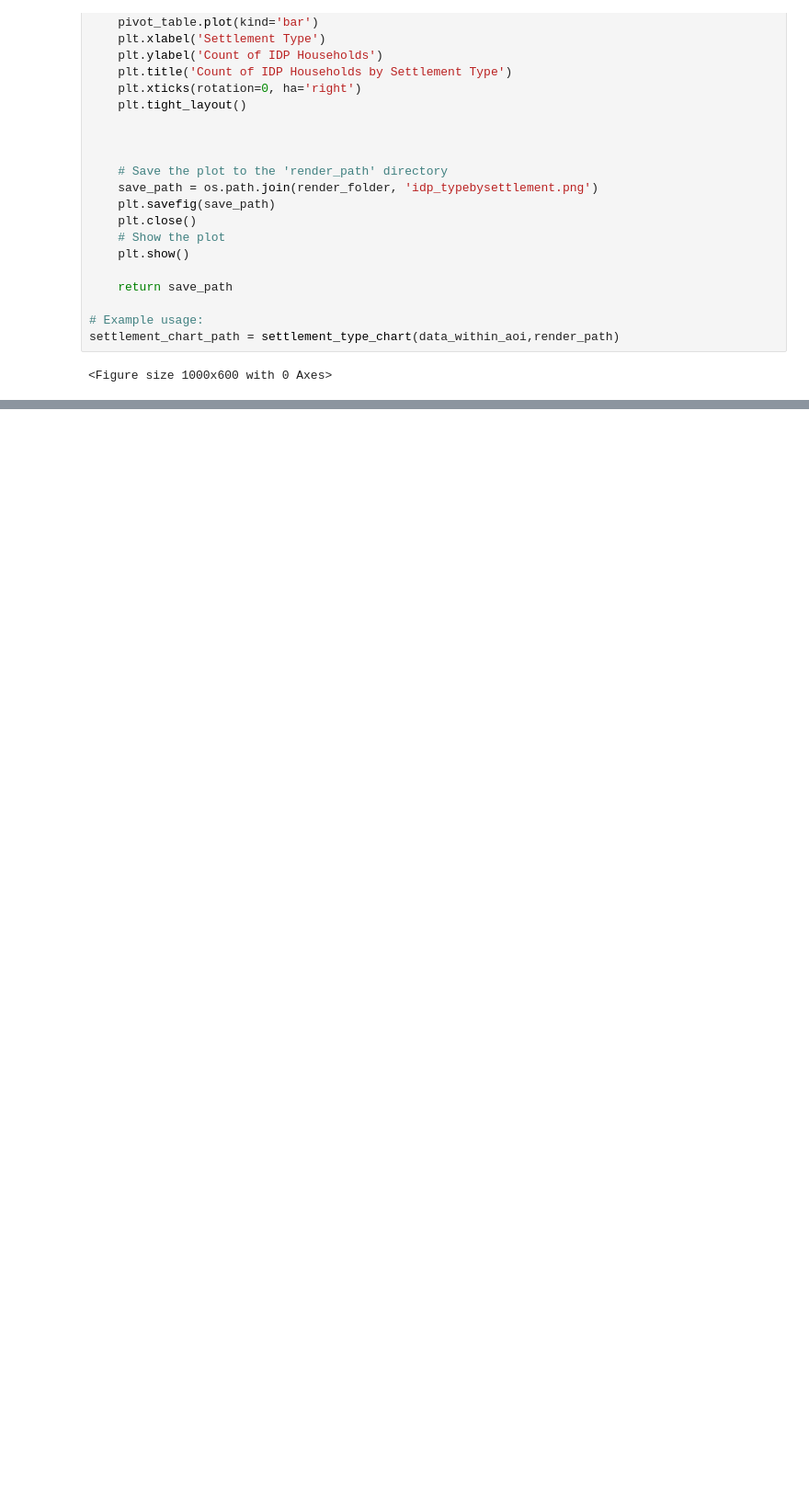
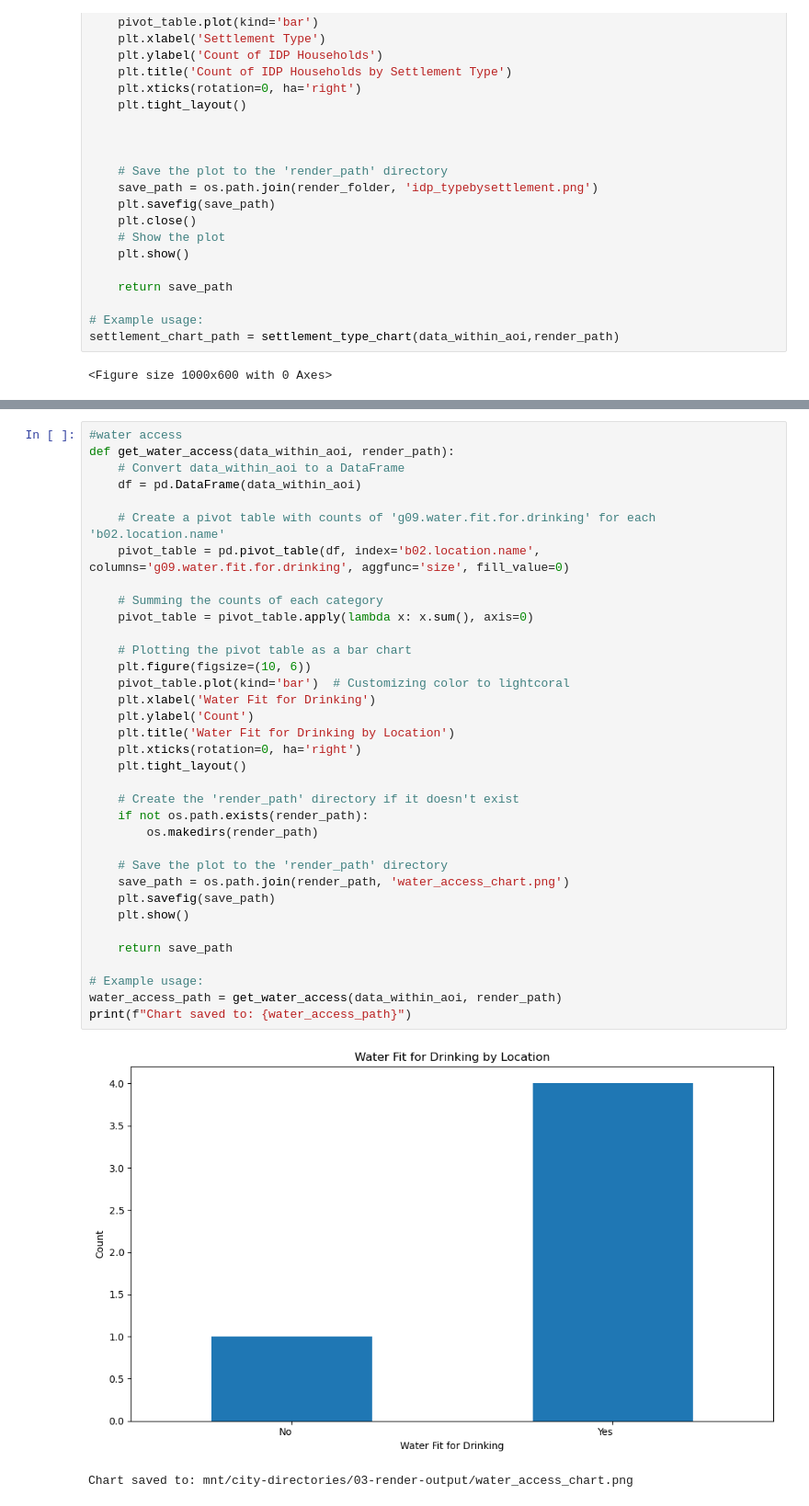
Before and after one commit to rosemaryturtle/city-scan-automation, a Jupyter notebook: idp-layers.ipynb, the cells around one changed output, grey strips where cells are left out. Shown at 92% size. Drawn from its saved outputs; the diff is of its cells as text; blank space fills up the shorter version.

```diff
--- a/idp-layers.ipynb
+++ b/idp-layers.ipynb
@@ -356,0 +436,38 @@ settlement_chart_path = settlement_type_chart(data_within_aoi,render_path)
+# %%
+#water access
+def get_water_access(data_within_aoi, render_path):
+    # Convert data_within_aoi to a DataFrame
+    df = pd.DataFrame(data_within_aoi)
+
+    # Create a pivot table with counts of 'g09.water.fit.for.drinking' for each 'b02.location.name'
+    pivot_table = pd.pivot_table(df, index='b02.location.name', columns='g09.water.fit.for.drinking', aggfunc='size', fill_value=0)
+
+    # Summing the counts of each category
+    pivot_table = pivot_table.apply(lambda x: x.sum(), axis=0)
+
+    # Plotting the pivot table as a bar chart
+    plt.figure(figsize=(10, 6))
+    pivot_table.plot(kind='bar')  # Customizing color to lightcoral
+    plt.xlabel('Water Fit for Drinking')
+    plt.ylabel('Count')
+    plt.title('Water Fit for Drinking by Location')
+    plt.xticks(rotation=0, ha='right')
+    plt.tight_layout()
+
+    # Create the 'render_path' directory if it doesn't exist
+    if not os.path.exists(render_path):
+        os.makedirs(render_path)
+
+    # Save the plot to the 'render_path' directory
+    save_path = os.path.join(render_path, 'water_access_chart.png')
+    plt.savefig(save_path)
+    plt.show()
+
+    return save_path
+
+# Example usage:
+water_access_path = get_water_access(data_within_aoi, render_path)
+print(f"Chart saved to: {water_access_path}")
+# %% [output]
+[figure, added]
+Chart saved to: mnt/city-directories/03-render-output/water_access_chart.png
```
Also changed, not shown: parts of 10 cells of this notebook.
